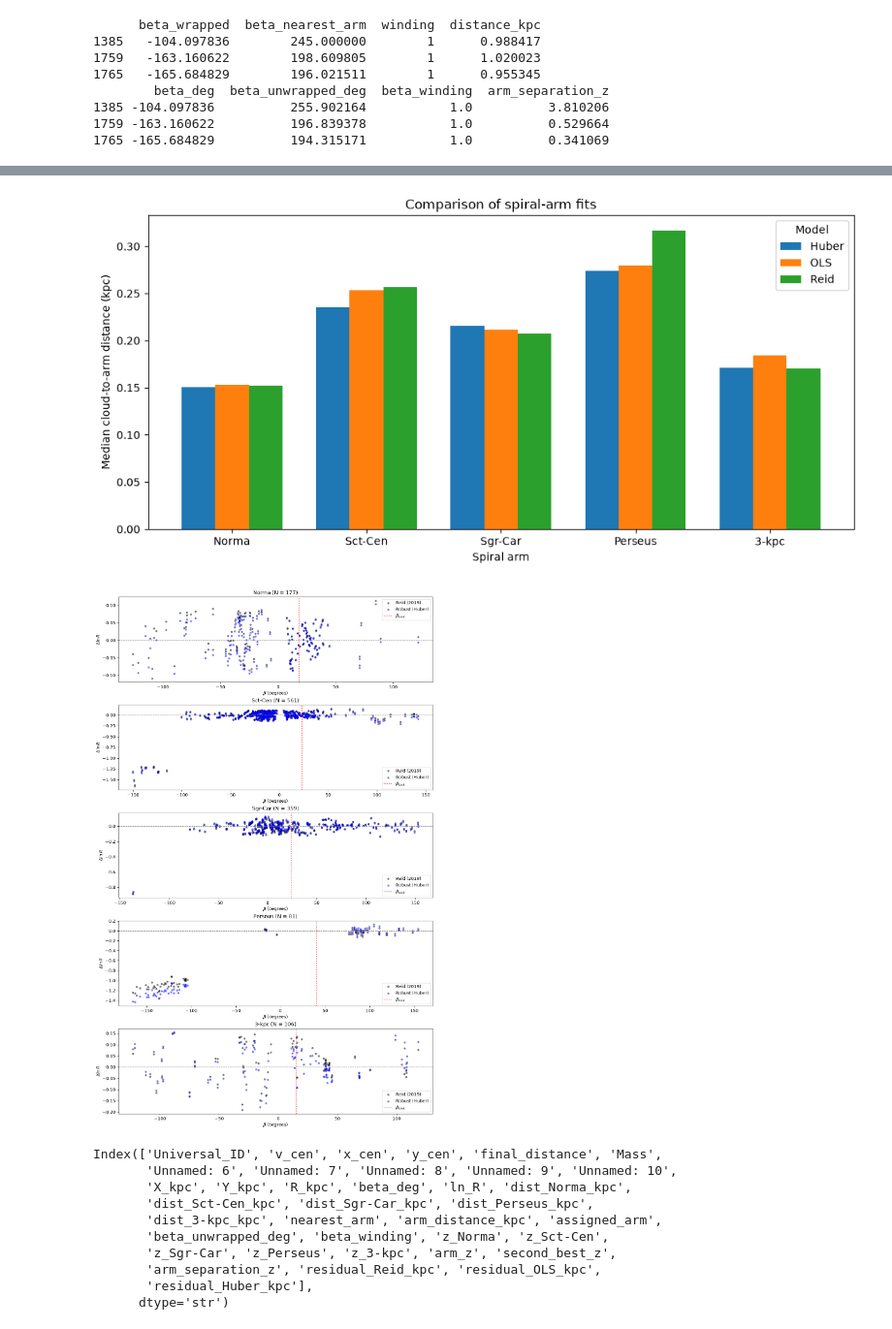
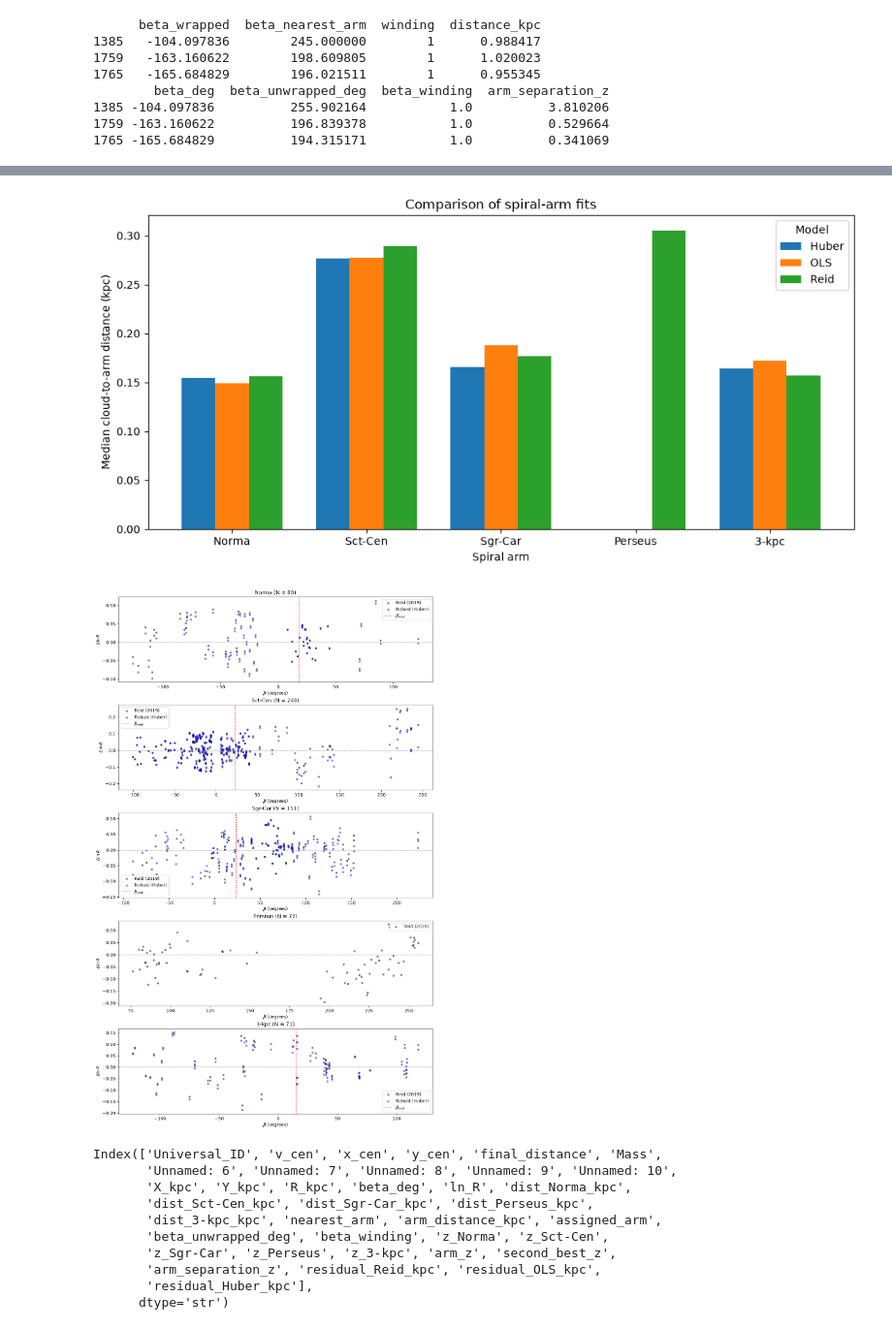
Before and after one commit to KyriakosTrakakis/Molecular_Cloud_Analysis, a Jupyter notebook: Mopra/MW_Spiral_fit.ipynb, the cells around one changed output, grey strips where cells are left out. Shown at 97% size. Saved outputs shown, nothing was run; the diff lists cells and outputs as text; code cells hidden in the pictures.

```diff
--- a/Mopra/MW_Spiral_fit.ipynb
+++ b/Mopra/MW_Spiral_fit.ipynb
@@ -9,8 +9,8 @@ from scipy.optimize import least_squares
 # %%
 # Basic quantities, loading and converting to coordinates on Galactic plane
 
-## Test 1: Mass > 1e4. Can work well but has issues with Perseus arm. Not enough points exist to fit the other side of the kink.
-## Can be aleviated if I reduced min_point son the fitting functions (least squares and Huber loss) from 20 to 1 or 2
+## Test 1: Mass > 1e4. Cannot work. There is only 1 point on the low side of the Perseus kink and it is so far away it's not even assigned
+## to it. Perseus can't work in this test.
 
 ## Test 2: Complete. Can work well but has issues with Perseus arm. Not enough points exist to fit the other side of the kink.
 ## Can be aleviated if I reduced min_point son the fitting functions (least squares and Huber loss) from 20 to 1 or 2
@@ -23,8 +23,8 @@ df_2 = pd.read_csv('Full_test_catalogue.csv')
 
 #mask = df_2['M_13CO_X_Sol'] > 10 ** 5
 #mask= df_2['M_13CO_X_Sol'] > 10 ** 4
-mask = (df_2['Mass'] / df_2['final_distance'] ** 2) > 75.7
-#mask = df_2['Mass'] > 10 ** 4
+#mask = (df_2['Mass'] / df_2['final_distance'] ** 2) > 75.7
+mask = df_2['Mass'] > 10 ** 4
 
 df_2 = df_2[mask]
 
@@ -425,6 +425,10 @@ print(
         ["beta_deg", "beta_unwrapped_deg", "beta_winding", "arm_separation_z"]
     ]
 )
+
+b_corr = df_2.loc[df_2['Universal_ID'] == 1546]['beta_unwrapped_deg']
+b_corr = b_corr.loc[1545] + 360
+df_2.at[1545,'beta_unwrapped_deg'] = b_corr
 # %% [output]
       beta_wrapped  beta_nearest_arm  winding  distance_kpc
 1385   -104.097836        245.000000        1      0.988417
@@ -1433,7 +1436,7 @@ plt.xticks(rotation=0)
 plt.tight_layout()
 plt.show()
 # %% [output]
-[figure, old version]
+[figure, new version]
 # %%
 # Lookup for robust fitting results
 # Plot the residuals, we want our points in the plots to be close to 0.
@@ -1481,7 +1484,7 @@ for ax, name in zip(axes, arm_names):
         ax.set_title(f"{name} (no assigned clouds)")
         continue
 
-    beta = subset["beta_deg"].to_numpy()
+    beta = subset["beta_unwrapped_deg"].to_numpy()
     lnR_cloud = np.log(subset["R_kpc"].to_numpy())
 
     # Original Reid parameters
@@ -1526,34 +1529,34 @@ for ax, name in zip(axes, arm_names):
             alpha=0.45,
             label="Robust (Huber)"
         )
 
     # Zero residual reference
     ax.axhline(
         0,
         color="gray",
         linestyle="--",
         linewidth=1
     )
 
     # Reid kink azimuth
     if beta.min() <= bkink <= beta.max():
         ax.axvline(
             bkink,
             color="red",
             linestyle=":",
             linewidth=1.5,
             label=r"$\beta_{\rm kink}$"
         )
 
     ax.set_title(f"{name} (N = {len(subset)})")
     ax.set_xlabel(r"$\beta$ (degrees)")
     ax.set_ylabel(r"$\Delta \ln R$")
 
     ax.legend()
 
 plt.show()
 # %% [output]
-[figure, old version]
+[figure, new version]
 # %%
 df_2.columns
 # %% [output]
```
Also changed, not shown: parts of 23 cells of this notebook, 2 other files.
